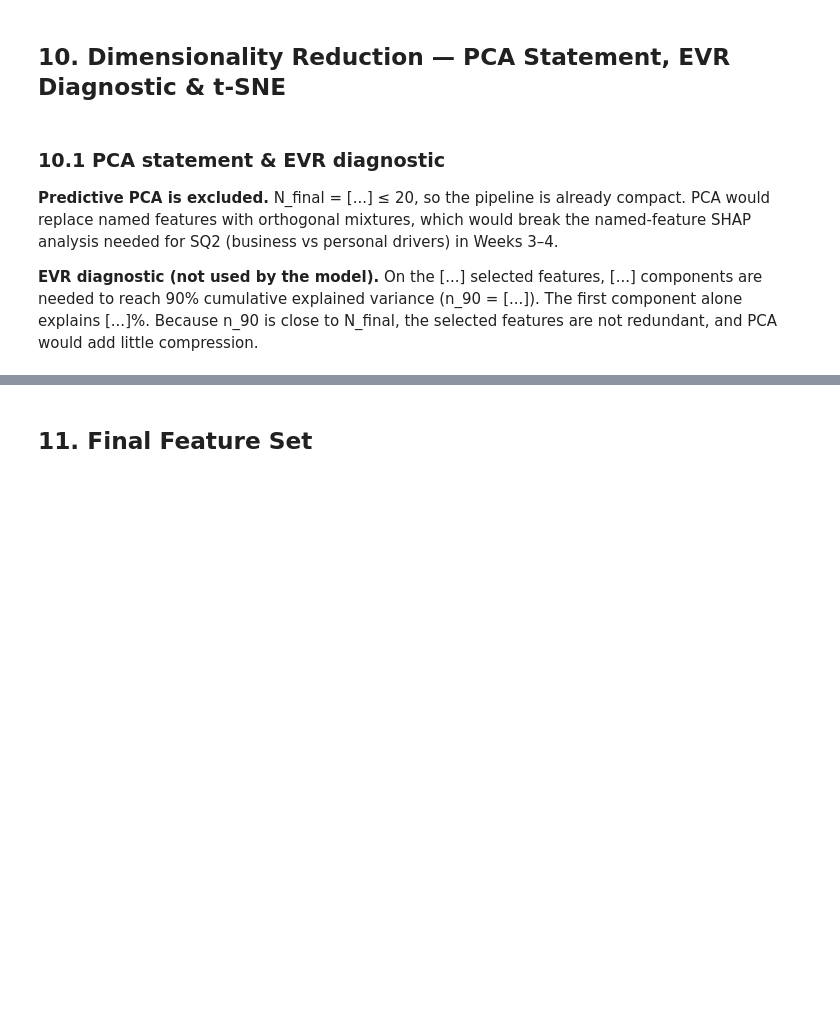
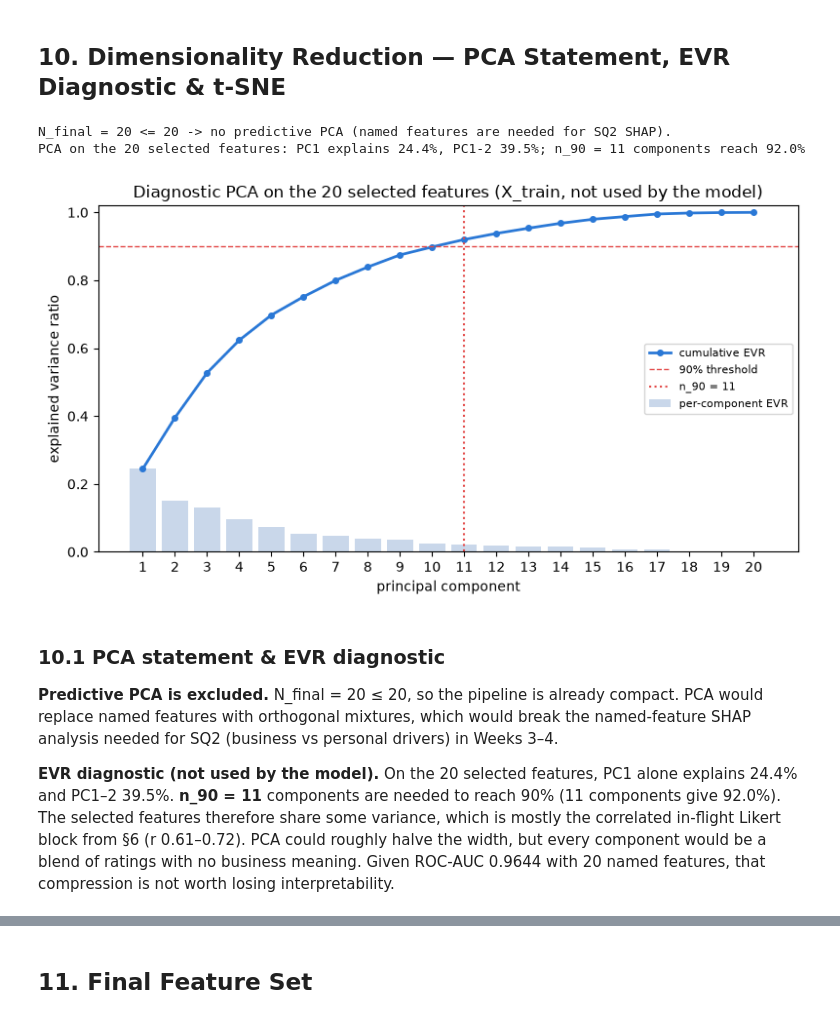
Before and after one commit to Arsen-kbtu/ML-project, a Jupyter notebook: notebooks/Team22_Week2_FeatureEngineering.ipynb, the cells around one changed output, grey strips where cells are left out. Cells and saved outputs as stored; diff of their text form; code cells hidden in the pictures; blank space fills up the shorter version.

```diff
--- a/notebooks/Team22_Week2_FeatureEngineering.ipynb
+++ b/notebooks/Team22_Week2_FeatureEngineering.ipynb
@@ -555,10 +1065,36 @@ S4 adds `VarianceThreshold(0.0099)` to the flag branch, cutting width from 36 to
 # %% [markdown]
 ## 10. Dimensionality Reduction — PCA Statement, EVR Diagnostic & t-SNE
+# %%
+# 10a. Predictive PCA decision + diagnostic cumulative EVR (separate pipeline; nothing reaches the model)
+print(f"N_final = {N_FINAL} <= 20 -> no predictive PCA (named features are needed for SQ2 SHAP).")
+evr_pipe = Pipeline([("preprocess", build_preprocessor()),
+                     ("select", clone(FINAL_SELECTOR)),
+                     ("pca", PCA(random_state=RANDOM_STATE))]).fit(X_train, y_train)
+evr = evr_pipe.named_steps["pca"].explained_variance_ratio_
+cum = np.cumsum(evr)
+n_90 = int(np.searchsorted(cum, 0.90) + 1)
+print(f"PCA on the {len(evr)} selected features: PC1 explains {evr[0]:.1%}, PC1-2 {cum[1]:.1%}; "
+      f"n_90 = {n_90} components reach {cum[n_90 - 1]:.1%}")
+
+comps = np.arange(1, len(evr) + 1)
+fig, ax = plt.subplots(figsize=(8, 4.5))
+ax.bar(comps, evr, color="#c9d7ea", label="per-component EVR")
+ax.plot(comps, cum, color="#2a78d6", marker="o", ms=4, lw=2, label="cumulative EVR")
+ax.axhline(0.90, color="#e34948", ls="--", lw=1, label="90% threshold")
+ax.axvline(n_90, color="#e34948", ls=":", lw=1.5, label=f"n_90 = {n_90}")
+ax.set(xlabel="principal component", ylabel="explained variance ratio", xticks=comps, ylim=(0, 1.02),
+       title=f"Diagnostic PCA on the {len(evr)} selected features (X_train, not used by the model)")
+ax.legend(loc="center right", fontsize=8)
+fig.tight_layout()
+fig.savefig(FIG_DIR / "week2_pca_cumulative_evr.png", dpi=150, bbox_inches="tight")
+plt.show()
+# %% [output]
+N_final = 20 <= 20 -> no predictive PCA (named features are needed for SQ2 SHAP).
+PCA on the 20 selected features: PC1 explains 24.4%, PC1-2 39.5%; n_90 = 11 components reach 92.0%
+[figure, added]
 # %% [markdown]
-<!-- Placeholder: replace every [...] with the value printed by the code cell directly above. -->
-
 ### 10.1 PCA statement & EVR diagnostic
 
-**Predictive PCA is excluded.** N_final = [...] ≤ 20, so the pipeline is already compact. PCA would replace named features with orthogonal mixtures, which would break the named-feature SHAP analysis needed for SQ2 (business vs personal drivers) in Weeks 3–4.
+**Predictive PCA is excluded.** N_final = 20 ≤ 20, so the pipeline is already compact. PCA would replace named features with orthogonal mixtures, which would break the named-feature SHAP analysis needed for SQ2 (business vs personal drivers) in Weeks 3–4.
 
-**EVR diagnostic (not used by the model).** On the [...] selected features, [...] components are needed to reach 90% cumulative explained variance (n_90 = [...]). The first component alone explains [...]%. Because n_90 is close to N_final, the selected features are not redundant, and PCA would add little compression.
+**EVR diagnostic (not used by the model).** On the 20 selected features, PC1 alone explains 24.4% and PC1–2 39.5%. **n_90 = 11** components are needed to reach 90% (11 components give 92.0%). The selected features therefore share some variance, which is mostly the correlated in-flight Likert block from §6 (r 0.61–0.72). PCA could roughly halve the width, but every component would be a blend of ratings with no business meaning. Given ROC-AUC 0.9644 with 20 named features, that compression is not worth losing interpretability.
```
Also changed, not shown: parts of 31 cells of this notebook, 8 other files.
